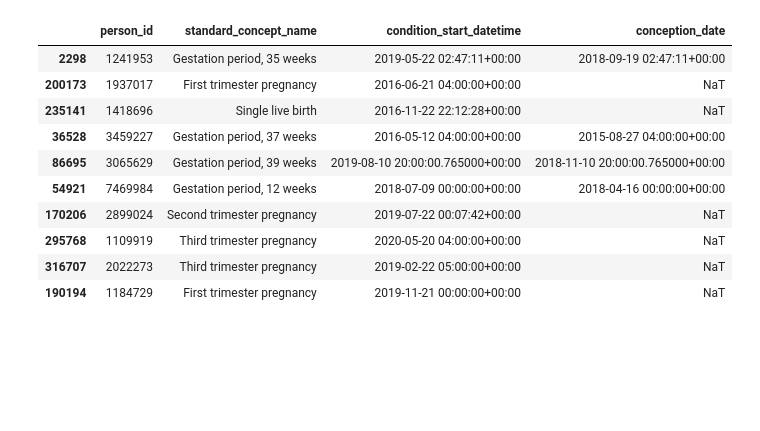
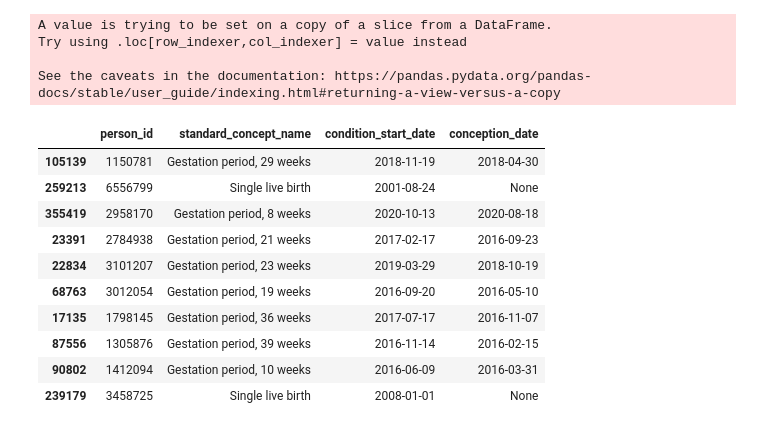
Before and after one commit to kgrillaert/preterm_birth, a Jupyter notebook: Exploration of Concept Set.ipynb, the cells around one changed output. Drawn from its saved outputs; the diff is of its cells as text; code cells hidden in the pictures; blank space fills up the shorter version.

Commit message:
loop to calculate single live birth gestational age based on conception dates

```diff
--- a/Exploration of Concept Set.ipynb
+++ b/Exploration of Concept Set.ipynb
@@ -161,0 +185,16 @@ person_df
+# %%
+#Convert condition_start_datetime cells to contain only date information and not time, as time is irrelevant to our question
+#Make a new copy of the dataset and drop the old datetime column, retaining new date column
+
+# Convert the datetime column to a datetime type
+drop_long_data.loc[:,'condition_start_datetime'] = pd.to_datetime(drop_long_data['condition_start_datetime'])
+
+#Create a new date only column
+drop_long_data.loc[:,'condition_start_date'] = drop_long_data['condition_start_datetime'].dt.date
+
+# Drop the datetime_column
+date_only_long_data = drop_long_data.drop(columns=['condition_start_datetime']).copy()
+
+# Display the new DataFrame with all columns except datetime_column
+print("New DataFrame with All Columns Except datetime_column:")
+print(date_only_long_data)
@@ -161,0 +227,16 @@ person_df
+# %%
+#Remove duplicates that have the same person_id, standard_concept_name, and condition_start_date
+#(Note that this will retain duplicates of same person_id and standard_concept_name but different condition_start_date)
+
+#Drop rows with the same 'person_id', 'standard_concept_name', and 'condition_start_date', keeping first instance
+date_only_long_data_no_triple_duplicates = date_only_long_data.drop_duplicates(subset=['person_id', 'standard_concept_name', 'condition_start_date'], keep='first')
+
+print("Dataframe after dropping duplicate rows:")
+print(date_only_long_data_no_triple_duplicates)
+
+#Double check for duplicates
+#check_duplicates = filtered_long_data_no_duplicates.duplicated(subset=['person_id', 'standard_concept_name', 'condition_start_date'], keep='first')
+#Print any duplicate rows
+#duplicate_rows_check = filtered_long_data_no_duplicates[check_duplicates]
+#print("Duplicate Rows in the Resulting DataFrame:")
+#print(duplicate_rows_check)
@@ -198,41 +394,42 @@ Gestation period, 8 weeks: 9944
 # %%
 #Create code to calculate conception date from standard_concept_name that gives gestational age
 
 from datetime import timedelta
-
-#make sure condition_start_datetime is formatted correctly
-df['condition_start_datetime'] = pd.to_datetime(df['condition_start_datetime'])
 
 # Define a function to calculate the conception date
 def calculate_conception(row):
     # Split the 'standard_concept_name' to extract the number of weeks
     concept_name_parts = row['standard_concept_name'].split()
     if len(concept_name_parts) == 4 and concept_name_parts[0] == "Gestation":
         try:
             weeks = int(concept_name_parts[2])
             # Calculate the conception date by subtracting 'weeks' from 'condition_start_datetime'
-            conception_date = row['condition_start_datetime'] - timedelta(weeks=weeks)
+            conception_date = row['condition_start_date'] - timedelta(weeks=weeks)
             return conception_date
         except ValueError:
             pass
     return None
 
 # Apply the function to create the 'conception_date' column
-df['conception_date'] = df.apply(calculate_conception, axis=1)
+date_only_long_data_no_triple_duplicates['conception_date'] = date_only_long_data_no_triple_duplicates.apply(calculate_conception, axis=1)
 
-df.sample(10)
+date_only_long_data_no_triple_duplicates.sample(10)
 # %% [output]
+A value is trying to be set on a copy of a slice from a DataFrame.
+Try using .loc[row_indexer,col_indexer] = value instead
+
+See the caveats in the documentation: https://pandas.pydata.org/pandas-docs/stable/user_guide/indexing.html#returning-a-view-versus-a-copy
-|  | person_id | standard_concept_name | condition_start_datetime | conception_date |
-| 2298 | 1241953 | Gestation period, 35 weeks | 2019-05-22 02:47:11+00:00 | 2018-09-19 02:47:11+00:00 |
-| 200173 | 1937017 | First trimester pregnancy | 2016-06-21 04:00:00+00:00 | NaT |
-| 235141 | 1418696 | Single live birth | 2016-11-22 22:12:28+00:00 | NaT |
-| 36528 | 3459227 | Gestation period, 37 weeks | 2016-05-12 04:00:00+00:00 | 2015-08-27 04:00:00+00:00 |
-| 86695 | 3065629 | Gestation period, 39 weeks | 2019-08-10 20:00:00.765000+00:00 | 2018-11-10 20:00:00.765000+00:00 |
-| 54921 | 7469984 | Gestation period, 12 weeks | 2018-07-09 00:00:00+00:00 | 2018-04-16 00:00:00+00:00 |
-| 170206 | 2899024 | Second trimester pregnancy | 2019-07-22 00:07:42+00:00 | NaT |
-| 295768 | 1109919 | Third trimester pregnancy | 2020-05-20 04:00:00+00:00 | NaT |
-| 316707 | 2022273 | Third trimester pregnancy | 2019-02-22 05:00:00+00:00 | NaT |
-| 190194 | 1184729 | First trimester pregnancy | 2019-11-21 00:00:00+00:00 | NaT |
+|  | person_id | standard_concept_name | condition_start_date | conception_date |
+| 105139 | 1150781 | Gestation period, 29 weeks | 2018-11-19 | 2018-04-30 |
+| 259213 | 6556799 | Single live birth | 2001-08-24 | None |
+| 355419 | 2958170 | Gestation period, 8 weeks | 2020-10-13 | 2020-08-18 |
+| 23391 | 2784938 | Gestation period, 21 weeks | 2017-02-17 | 2016-09-23 |
+| 22834 | 3101207 | Gestation period, 23 weeks | 2019-03-29 | 2018-10-19 |
+| 68763 | 3012054 | Gestation period, 19 weeks | 2016-09-20 | 2016-05-10 |
+| 17135 | 1798145 | Gestation period, 36 weeks | 2017-07-17 | 2016-11-07 |
+| 87556 | 1305876 | Gestation period, 39 weeks | 2016-11-14 | 2016-02-15 |
+| 90802 | 1412094 | Gestation period, 10 weeks | 2016-06-09 | 2016-03-31 |
+| 239179 | 3458725 | Single live birth | 2008-01-01 | None |
 # %%
 #If we revisit our person from above, we will see that we calculated a conception date, but there is some variance.
 #Some entries seem wrong (9/9 conception when all the others are august, but others range from 8/6 - 8/18)
```
Also changed, not shown: parts of 24 cells of this notebook.
